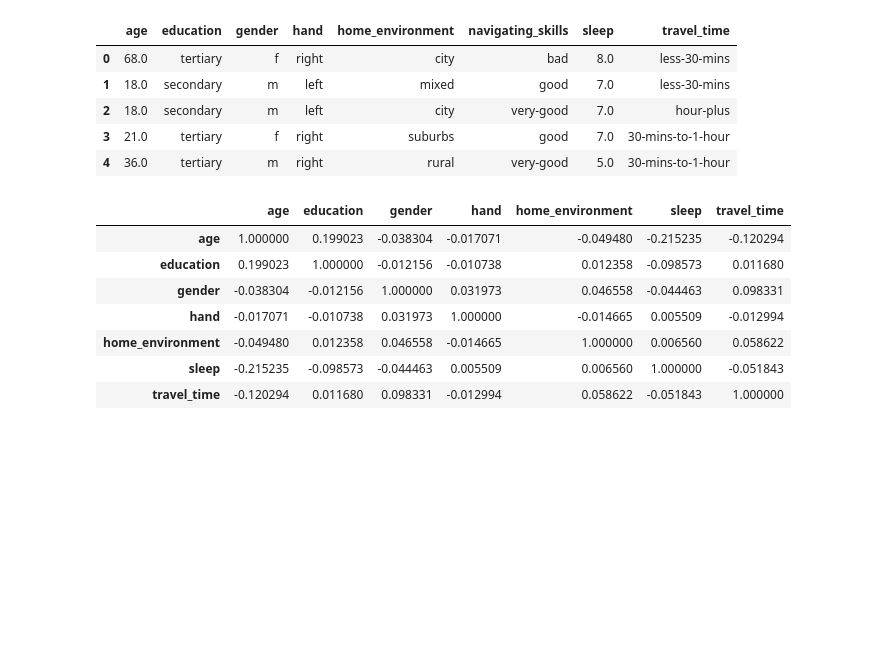
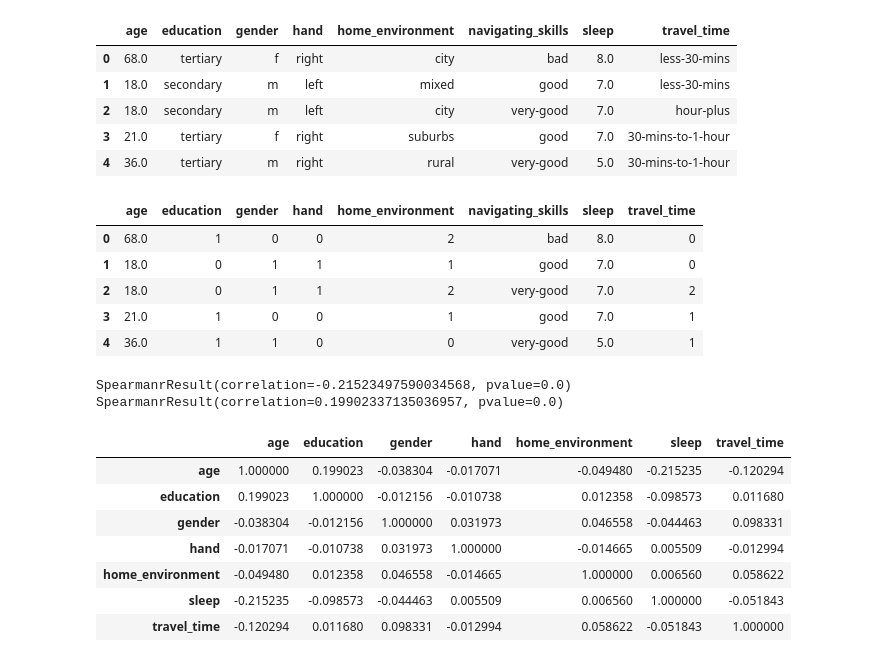
Before and after one commit to LilianYou/Sea_Hero_Quest, a Jupyter notebook: DemographicsAnalysis_shared.ipynb, the cells around one changed output. Saved outputs shown, nothing was run; the diff lists cells and outputs as text; code cells hidden in the pictures; blank space fills up the shorter version.

```diff
--- a/DemographicsAnalysis_shared.ipynb
+++ b/DemographicsAnalysis_shared.ipynb
@@ -179,6 +180,21 @@ recode_map = {"gender": {'f': 0,'m': 1},
                    "travel_time":{"less-30-mins":0, "30-mins-to-1-hour":1, "hour-plus":2},
                    "home_environment":{"rural":0,"suburbs":1,"mixed":1,"city":2}}
 df_model = df_model.replace(recode_map)
+# %%
+df_model.head()
+# %% [output]
+|  | age | education | gender | hand | home_environment | navigating_skills | sleep | travel_time |
+| 0 | 68.0 | 1 | 0 | 0 | 2 | bad | 8.0 | 0 |
+| 1 | 18.0 | 0 | 1 | 1 | 1 | good | 7.0 | 0 |
+| 2 | 18.0 | 0 | 1 | 1 | 2 | very-good | 7.0 | 2 |
+| 3 | 21.0 | 1 | 0 | 0 | 1 | good | 7.0 | 1 |
+| 4 | 36.0 | 1 | 1 | 0 | 0 | very-good | 5.0 | 1 |
+# %%
+print(stats.spearmanr(df_model.age,df_model.sleep))
+print(stats.spearmanr(df_model.age,df_model.education))
+# %% [output]
+SpearmanrResult(correlation=-0.21523497590034568, pvalue=0.0)
+SpearmanrResult(correlation=0.19902337135036957, pvalue=0.0)
 # %%
 df_model.corr(method= 'spearman')
 # %% [output]
```
Also changed, not shown: parts of 2 cells of this notebook.
